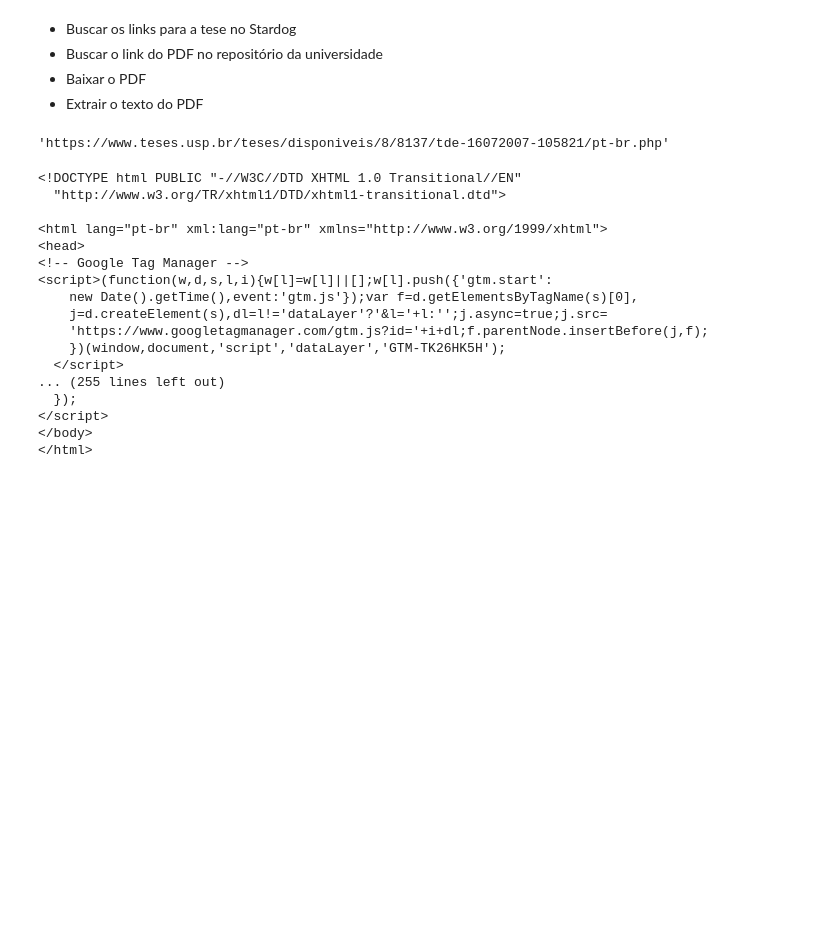
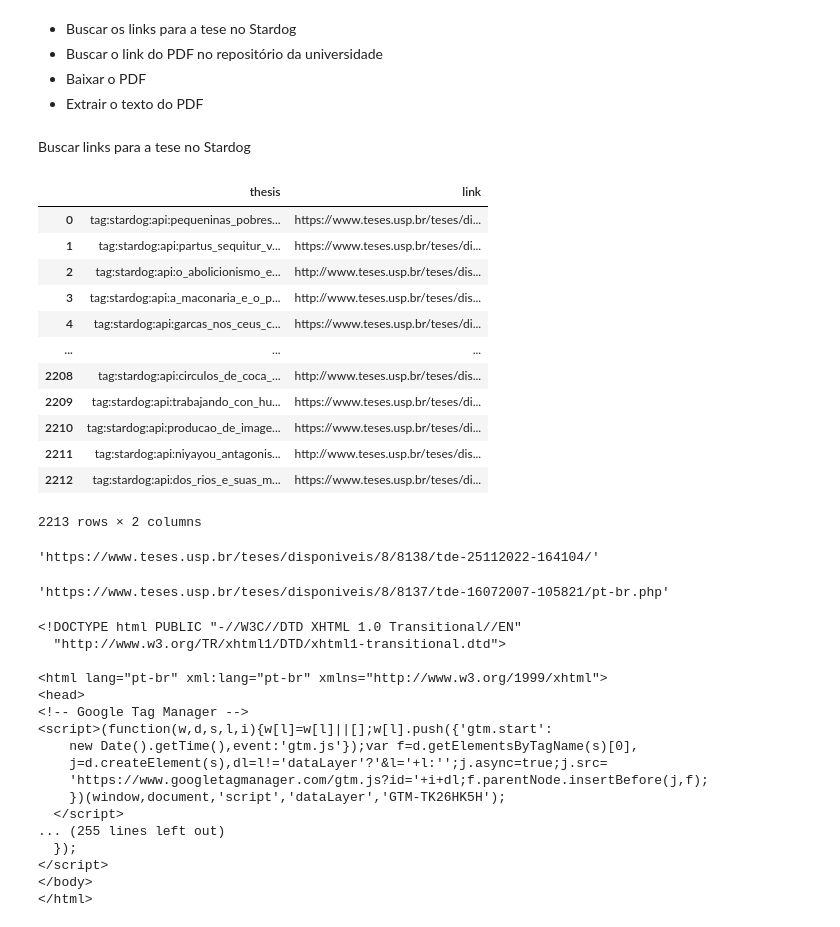
Before and after one commit to fabiocorreacordeiro/Indigenous-Slavery-KG, a Jupyter notebook: data/crawler_bibliotecas/(rascunho)crawler .ipynb, the cells around one changed output. Saved outputs shown, nothing was run; the diff lists cells and outputs as text; code cells hidden in the pictures; blank space fills up the shorter version.

```diff
--- a/data/crawler_bibliotecas/(rascunho)crawler .ipynb
+++ b/data/crawler_bibliotecas/(rascunho)crawler .ipynb
@@ -10,3 +13,5 @@ import json
 - Buscar o link do PDF no repositório da universidade
 - Baixar o PDF
 - Extrair o texto do PDF
+# %% [markdown]
+Buscar links para a tese no Stardog
@@ -13,3 +32,37 @@ import json
+# %%
+query2 = """
+SELECT ?thesis ?link
+WHERE {
+  ?thesis <http://purl.org/dc/terms/publisher> <tag:stardog:api:USP>.
+  ?thesis a <http://purl.org/ontology/bibo/Thesis>.
+  ?thesis <http://purl.org/ontology/bibo/repository> ?link.
+}
+"""
+
+
+csv_results = conn.select(query2, content_type='text/csv')
+thesis_abstract = pd.read_csv(io.BytesIO(csv_results))
+thesis_abstract
+
+#2213 / 2208
+# %% [output]
+|  | thesis | link |
+| 0 | tag:stardog:api:pequeninas_pobres... | https://www.teses.usp.br/teses/di... |
+| 1 | tag:stardog:api:partus_sequitur_v... | https://www.teses.usp.br/teses/di... |
+| 2 | tag:stardog:api:o_abolicionismo_e... | http://www.teses.usp.br/teses/dis... |
+| 3 | tag:stardog:api:a_maconaria_e_o_p... | http://www.teses.usp.br/teses/dis... |
+| 4 | tag:stardog:api:garcas_nos_ceus_c... | https://www.teses.usp.br/teses/di... |
+| ... | ... | ... |
+| 2208 | tag:stardog:api:circulos_de_coca_... | http://www.teses.usp.br/teses/dis... |
+| 2209 | tag:stardog:api:trabajando_con_hu... | https://www.teses.usp.br/teses/di... |
+| 2210 | tag:stardog:api:producao_de_image... | https://www.teses.usp.br/teses/di... |
+| 2211 | tag:stardog:api:niyayou_antagonis... | http://www.teses.usp.br/teses/dis... |
+| 2212 | tag:stardog:api:dos_rios_e_suas_m... | https://www.teses.usp.br/teses/di... |
+2213 rows × 2 columns
+# %%
+thesis_abstract['link'][0]
+# %% [output]
+'https://www.teses.usp.br/teses/disponiveis/8/8138/tde-25112022-164104/'
 # %%
 url0 = ('https://bdtd.ibict.br/vufind/Search/Results?lookfor=Slave&type=AllFields&limit=20')
 url = ('https://www.teses.usp.br/teses/disponiveis/8/8137/tde-16072007-105821/pt-br.php')
```
Also changed, not shown: parts of 6 cells of this notebook.
